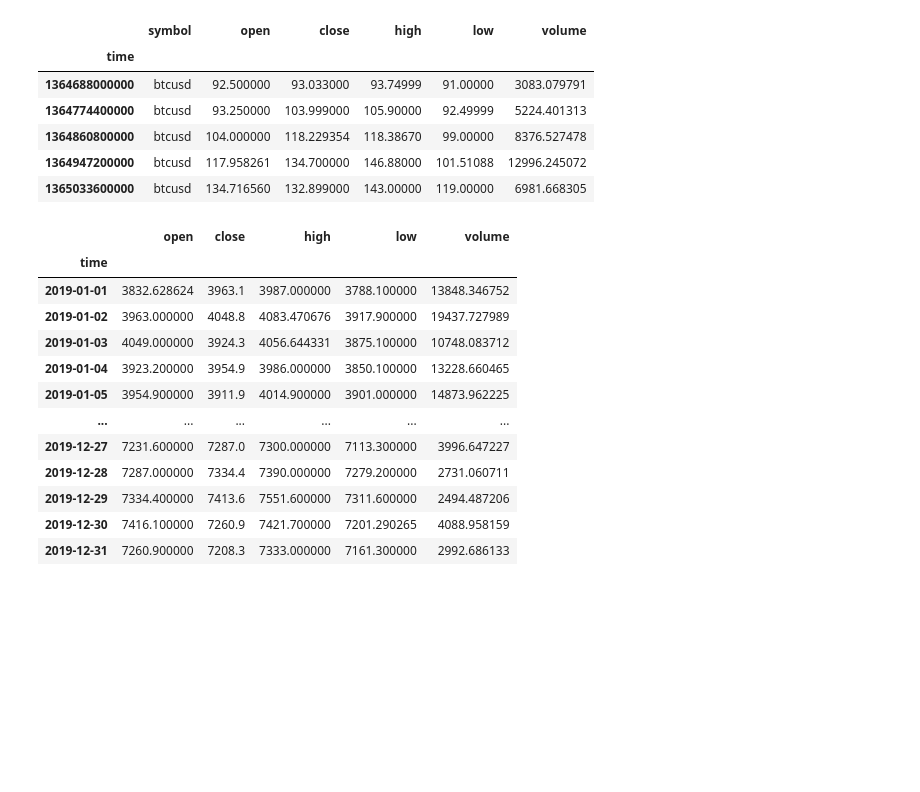
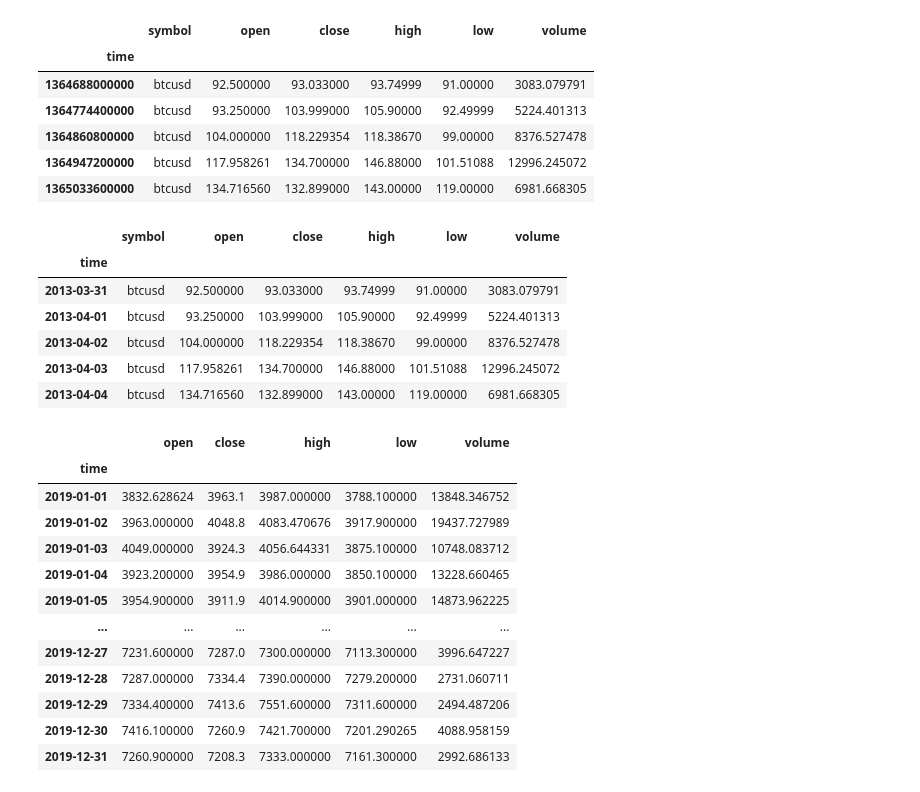
Before and after one commit to PacktPublishing/Practical-Data-Science-with-Python, a Jupyter notebook: Chapter4/Chapter_4_code.ipynb, the cells around one changed output. Drawn from its saved outputs; the diff is of its cells as text; code cells hidden in the pictures; blank space fills up the shorter version.

```diff
--- a/Chapter4/Chapter_4_code.ipynb
+++ b/Chapter4/Chapter_4_code.ipynb
@@ -752,6 +764,18 @@ btc_df2.head()
 | 1364860800000 | btcusd | 104.000000 | 118.229354 | 118.38670 | 99.00000 | 8376.527478 |
 | 1364947200000 | btcusd | 117.958261 | 134.700000 | 146.88000 | 101.51088 | 12996.245072 |
 | 1365033600000 | btcusd | 134.716560 | 132.899000 | 143.00000 | 119.00000 | 6981.668305 |
+# %%
+date_parser = lambda x: pd.to_datetime(x, unit='ms')
+btc_df2 = pd.read_csv('data/bitcoin_price.csv', index_col='time', parse_dates=['time'], date_parser=date_parser)
+btc_df2.head()
+# %% [output]
+|  | symbol | open | close | high | low | volume |
+| time |  |  |  |  |  |  |
+| 2013-03-31 | btcusd | 92.500000 | 93.033000 | 93.74999 | 91.00000 | 3083.079791 |
+| 2013-04-01 | btcusd | 93.250000 | 103.999000 | 105.90000 | 92.49999 | 5224.401313 |
+| 2013-04-02 | btcusd | 104.000000 | 118.229354 | 118.38670 | 99.00000 | 8376.527478 |
+| 2013-04-03 | btcusd | 117.958261 | 134.700000 | 146.88000 | 101.51088 | 12996.245072 |
+| 2013-04-04 | btcusd | 134.716560 | 132.899000 | 143.00000 | 119.00000 | 6981.668305 |
 # %%
 btc_df.loc['1-1-2019':'12-31-2019']
 # %% [output]
```
Also changed, not shown: parts of 21 cells of this notebook, 2 other files.
